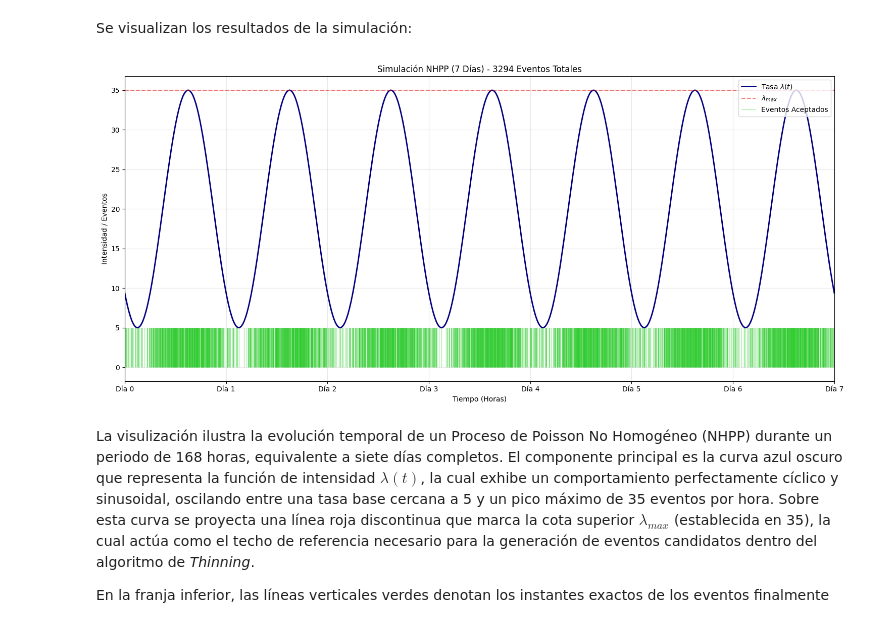
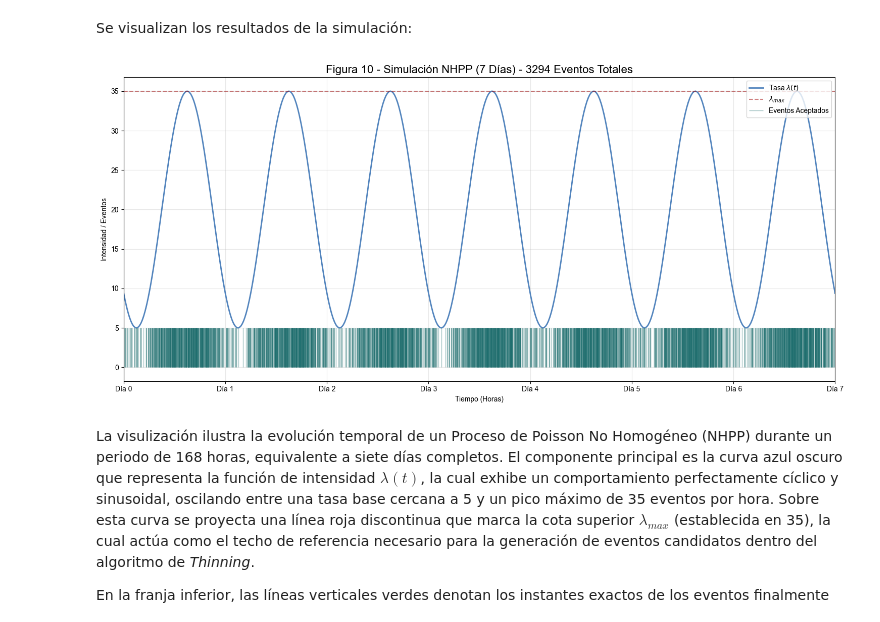
Before and after one commit to georgsmeinung/tpi-simulacion, a Jupyter notebook: tpi-simulation-in-data-science.ipynb, the cells around one changed output. Cells and saved outputs as stored; diff of their text form; code cells hidden in the pictures.

```diff
--- a/tpi-simulation-in-data-science.ipynb
+++ b/tpi-simulation-in-data-science.ipynb
@@ -44,3 +76,16 @@ rnd_seed = 2371
+# %%
+# URL fuente PDF
+font_url = (
+    "https://github.com/matomo-org/travis-scripts/"
+    "raw/master/fonts/Arial.ttf"
+)
+
+# Se descarga la fuente
+!wget {font_url} -O Arial.ttf -q
+
+# Se Configura la fuente
+fm.fontManager.addfont('Arial.ttf')
+plt.rcParams['font.family'] = 'Arial'
 # %% [markdown]
 ### Parte 1 - Generación de Números Pseudoaleatorios y Monte Carlo
 
@@ -95,18 +184,3 @@ $$\sigma_R^2 = \frac{16N - 29}{90}$$
 $$Z = \frac{R - \mu_R}{\sigma_R}$$
 
 Si el valor absoluto de $Z$ ($|Z|$) es mayor que el valor crítico (ej. $1.96$ para un 95% de confianza), se rechaza la hipótesis de independencia.
-# %%
-# Runs Test
-runs = 1 # Empieza la primera racha
-for i in range(len(datos) - 1):
-    # Si la dirección cambia respecto al anterior, es nueva racha
-    if i > 0:
-        prev_diff = datos[i] - datos[i-1]
-        curr_diff = datos[i+1] - datos[i]
-        # Si el producto es negativo, hubo cambio de signo (dirección)
-        if prev_diff * curr_diff < 0:
-            runs += 1
-
-expected_runs = (2 * len(datos) - 1) / 3
-print(f"Rachas observadas: {runs}")
-print(f"Rachas esperadas: {expected_runs:.2f}")
@@ -815,39 +1278,39 @@ lambda_values = [intensity_function(t) for t in t_values]
 # Gráfico de la tasa lambda (curva continua)
 plt.plot(
     t_values, lambda_values,
-    color='navy', lw=2, label=r'Tasa $\lambda(t)$'
+    color=COLOR_AZUL, lw=2, label=r'Tasa $\lambda(t)$'
 )
 
 # Línea horizontal de Lambda Máximo
 plt.hlines(
     LAMBDA_MAX, 0, HORAS_TOTALES,
-    colors='red', linestyles='--', alpha=0.5,
+    colors=COLOR_ROJO, linestyles='--', alpha=0.5,
     label=r'$\lambda_{max}$'
 )
 
 # Líneas verticales para cada evento aceptado
 plt.vlines(
     x=events, ymin=0, ymax=5,
-    colors='limegreen', alpha=0.4, linewidth=1,
+    colors=COLOR_VERDE, alpha=0.4, linewidth=1,
     label='Eventos Aceptados'
 )
 
-plt.title(f'Simulación NHPP (7 Días) - {len(events)} Eventos Totales')
+plt.title(f'Figura 10 - Simulación NHPP (7 Días) - {len(events)} Eventos Totales', fontsize=16)
 plt.xlabel('Tiempo (Horas)')
 plt.ylabel('Intensidad / Eventos')
 plt.xlim(0, HORAS_TOTALES)
 
 # Configuración de los ticks del eje X
 dias_ticks = np.arange(0, HORAS_TOTALES + 1, 24)
 etiquetas_dias = [f'Día {i}' for i in range(len(dias_ticks))]
 plt.xticks(dias_ticks, etiquetas_dias)
 
 plt.grid(True, alpha=0.3)
 plt.legend(loc='upper right')
 plt.tight_layout()
 plt.show()
 # %% [output]
-[figure, old version]
+[figure, new version]
 # %% [markdown]
 La visulización ilustra la evolución temporal de un Proceso de Poisson No Homogéneo (NHPP) durante un periodo de 168 horas, equivalente a siete días completos. El componente principal es la curva azul oscuro que representa la función de intensidad $\lambda(t)$, la cual exhibe un comportamiento perfectamente cíclico y sinusoidal, oscilando entre una tasa base cercana a 5 y un pico máximo de 35 eventos por hora. Sobre esta curva se proyecta una línea roja discontinua que marca la cota superior $\lambda_{max}$ (establecida en 35), la cual actúa como el techo de referencia necesario para la generación de eventos candidatos dentro del algoritmo de *Thinning*.
 
```
Also changed, not shown: parts of 27 cells of this notebook.
